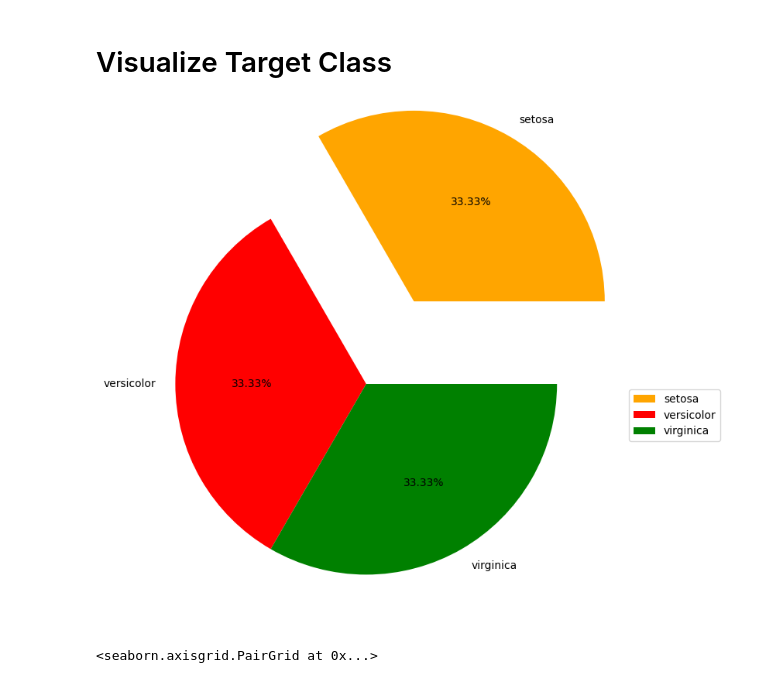
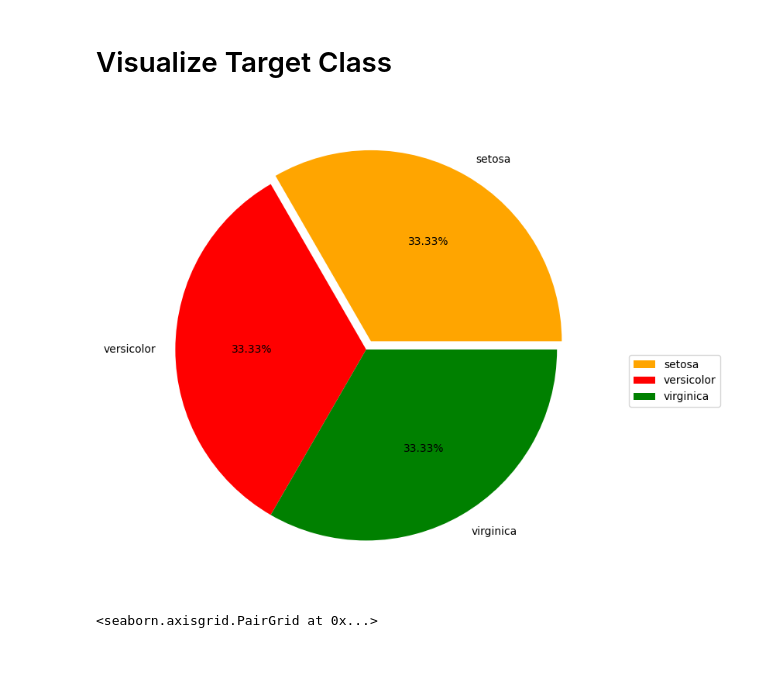
Before and after one commit to rajendra195/data_science_ML_Metro, a Jupyter notebook: week_07/day_05/classification.ipynb, the cells around one changed output. Drawn from its saved outputs; the diff is of its cells as text; code cells hidden in the pictures.

```diff
--- a/week_07/day_05/classification.ipynb
+++ b/week_07/day_05/classification.ipynb
@@ -73,11 +73,11 @@ target = df["species"].value_counts()
 target_columns = ["Species" ]
 # %%
 plt.figure(figsize=(10, 8))
-plt.pie(target.values, labels=target.index, autopct="%.2f%%", explode=(0.5, 0, 0), colors=["orange", "red", "green"])
+plt.pie(target.values, labels=target.index, autopct="%.2f%%", explode=(0.05, 0, 0), colors=["orange", "red", "green"])
 plt.legend(bbox_to_anchor=(1.04, 0.5))
 plt.show()
 # %% [output]
-[figure, old version]
+[figure, new version]
 # %%
 # df = df.drop("Id", axis=1)
 # %%
```
Also changed, not shown: parts of 4 cells of this notebook.
